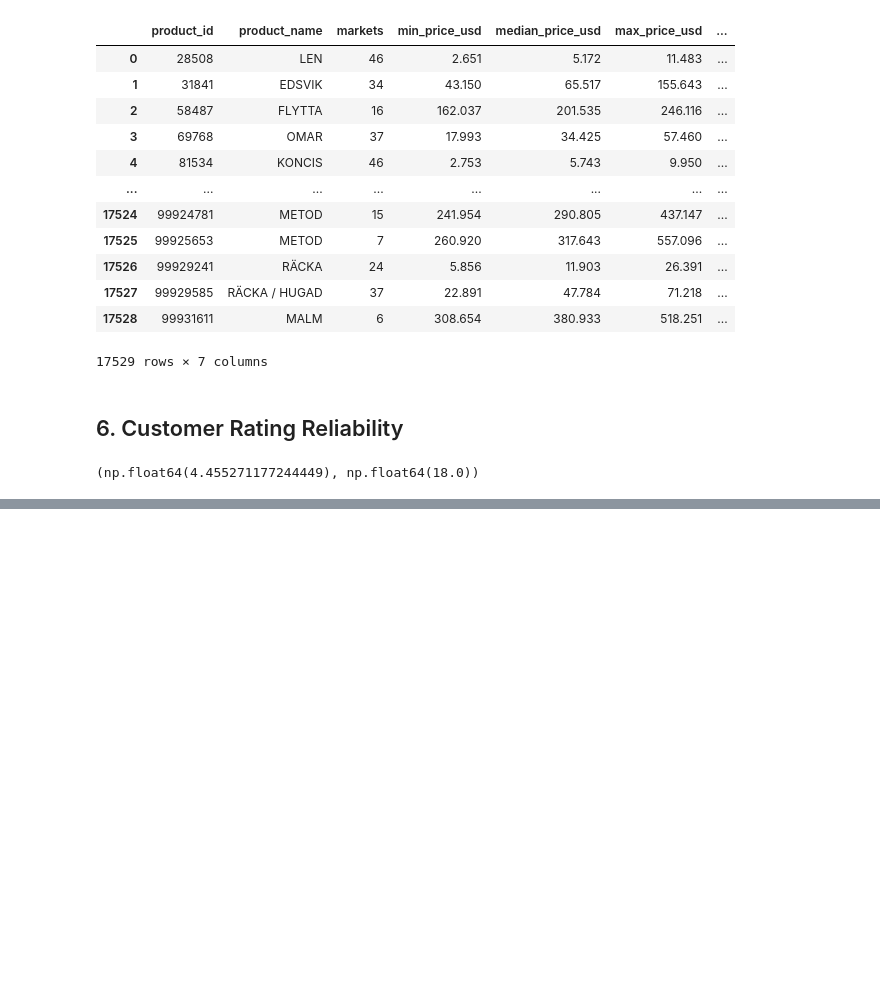
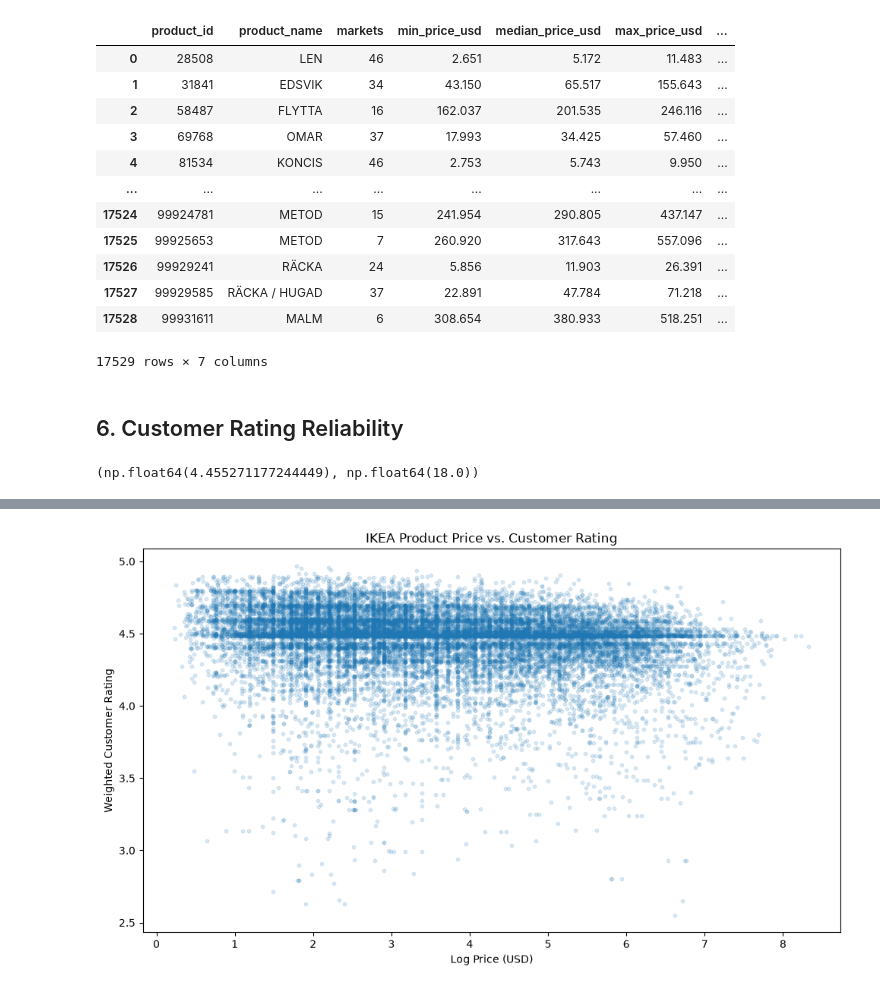
Before and after one commit to andrew-zhou23/ikea-global-pricing-analysis, a Jupyter notebook: notebooks/ikea_global_pricing_analysis.ipynb, the cells around one changed output, grey strips where cells are left out. Cells and saved outputs as stored; diff of their text form; code cells hidden in the pictures; blank space fills up the shorter version.

```diff
--- a/notebooks/ikea_global_pricing_analysis.ipynb
+++ b/notebooks/ikea_global_pricing_analysis.ipynb
@@ -875,7 +896,7 @@ product_price_dispersion
 # %% [markdown]
 ## 6. Customer Rating Reliability
 # %%
-C = rating_df["product_rating"].mean()
+global_mean_rating = rating_df["product_rating"].mean()
 # %%
 m = rating_df[
     "product_rating_count"
@@ -890,7 +911,7 @@ v = rating_df["product_rating_count"]
 
 rating_df["weighted_rating"] = (
     (v / (v + m)) * R
-    + (m / (v + m)) * C
+    + (m / (v + m)) * global_mean_rating
 )
 # %%
 MIN_REVIEWS = 50
@@ -901,0 +1057,27 @@ value_df = rating_df[
+# %%
+rating_df["log_price_usd"] = np.log1p(
+    rating_df["price_usd"]
+)
+# %%
+plot_sample = rating_df.sample(
+    min(20000, len(rating_df)),
+    random_state=42
+)
+# %%
+plt.figure(figsize=(10, 6))
+
+plt.scatter(
+    plot_sample["log_price_usd"],
+    plot_sample["weighted_rating"],
+    alpha=0.15,
+    s=10
+)
+
+plt.xlabel("Log Price (USD)")
+plt.ylabel("Weighted Customer Rating")
+plt.title("IKEA Product Price vs. Customer Rating")
+
+plt.tight_layout()
+plt.show()
+# %% [output]
+[figure, added]
```
Also changed, not shown: parts of 32 cells of this notebook, 3 other files.
